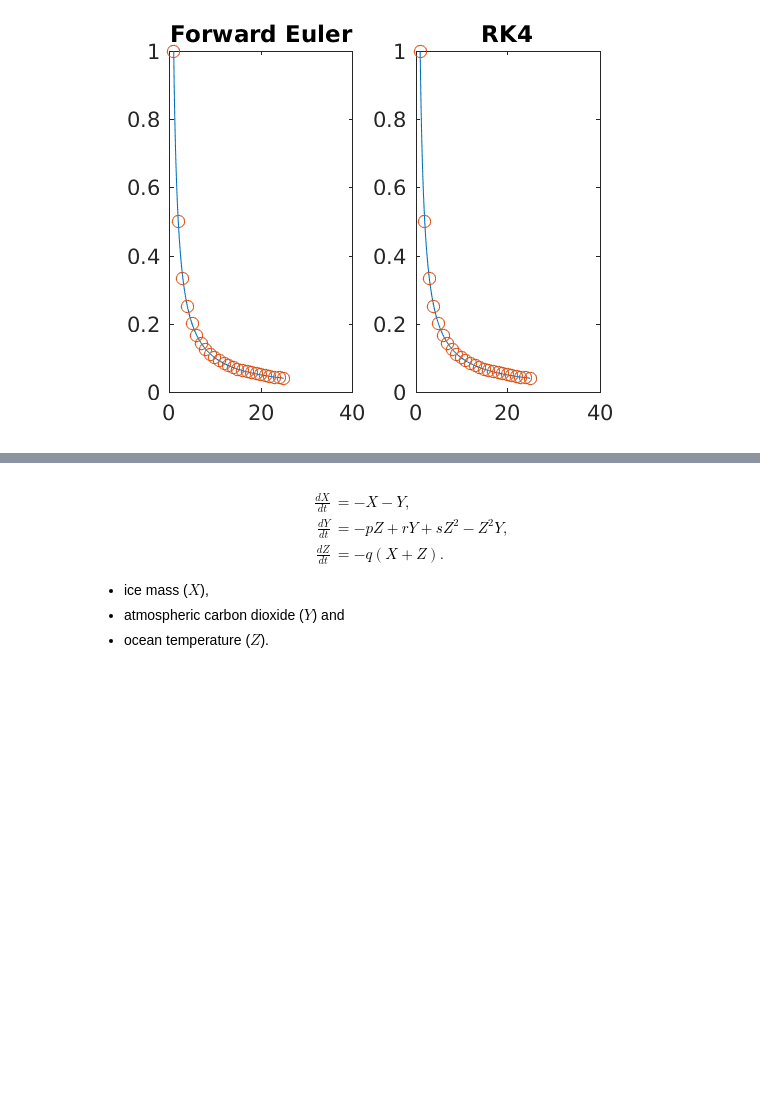
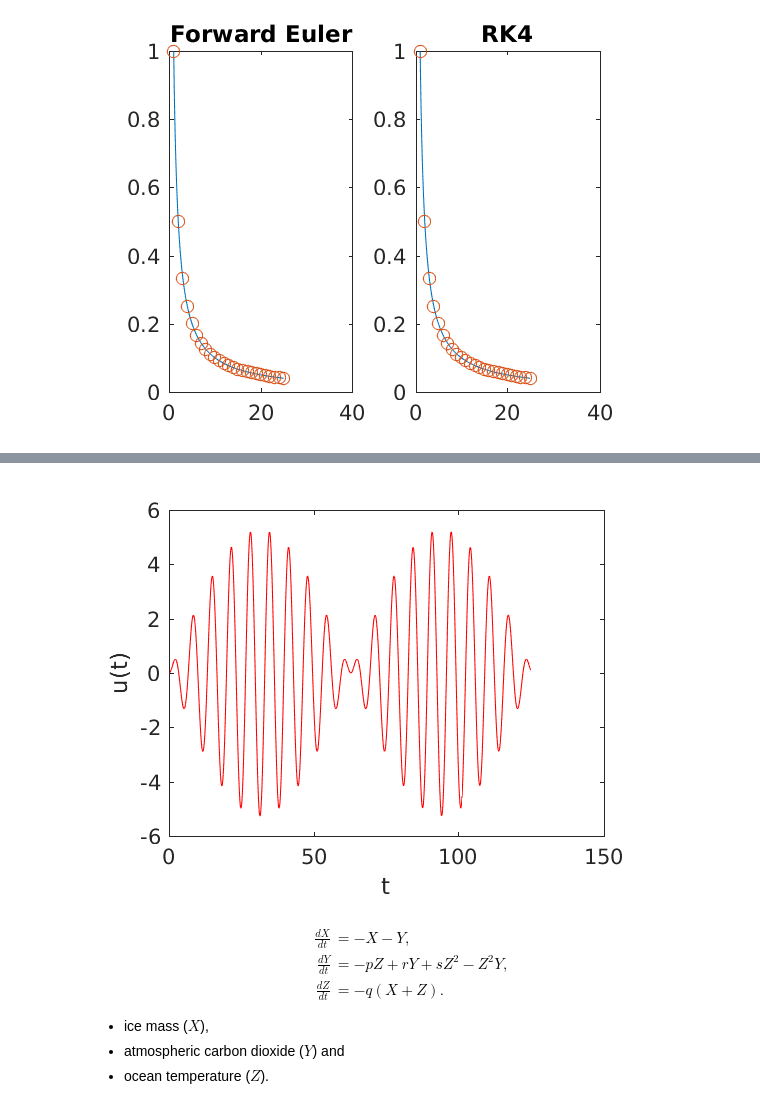
Before and after one commit to alamgirh/alamgirh.github.io, a Jupyter notebook: matlab/matlabODE.ipynb, the cells around one changed output, grey strips where cells are left out. Saved outputs shown, nothing was run; the diff lists cells and outputs as text; code cells hidden in the pictures; blank space fills up the shorter version.

```diff
--- a/matlab/matlabODE.ipynb
+++ b/matlab/matlabODE.ipynb
@@ -81,3 +97,17 @@ title('RK4')
+# %%
+clear all
+eps = 0.000001;
+T = [0 125];
+initu = [0 0]; %initial value
+
+options = odeset('RelTol',eps,'AbsTol',[eps eps]);
+[T,U] = ode45(@(T,U) undamped(T, U, 0.9), T, initu, options);
+figure(1)
+plot(T,U(:,1),'r');
+xlabel('t')
+ylabel('u(t)');
+# %% [output]
+[figure, added]
 # %% [markdown]
 \begin{equation}
 \begin{split}
```
Also changed, not shown: parts of 2 cells of this notebook, 1 other file.
